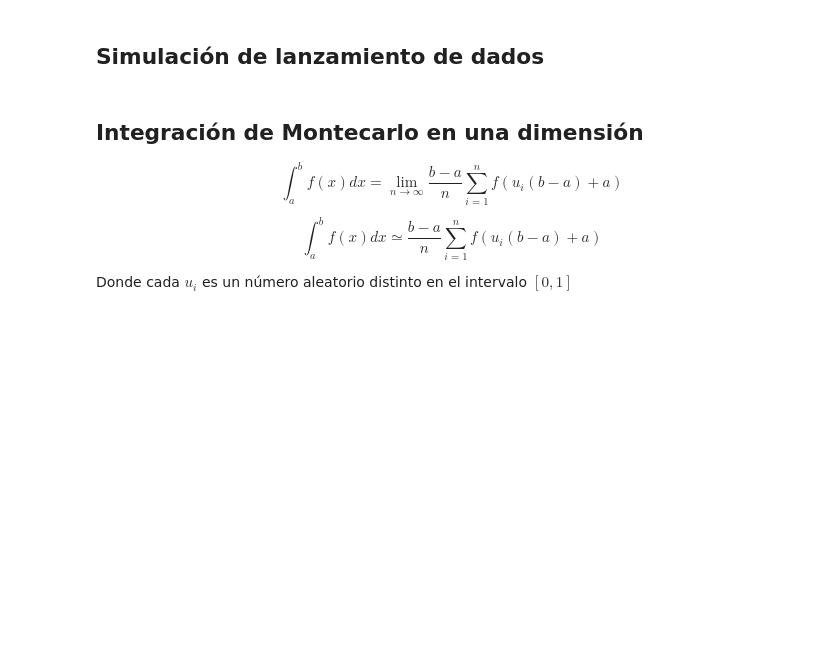
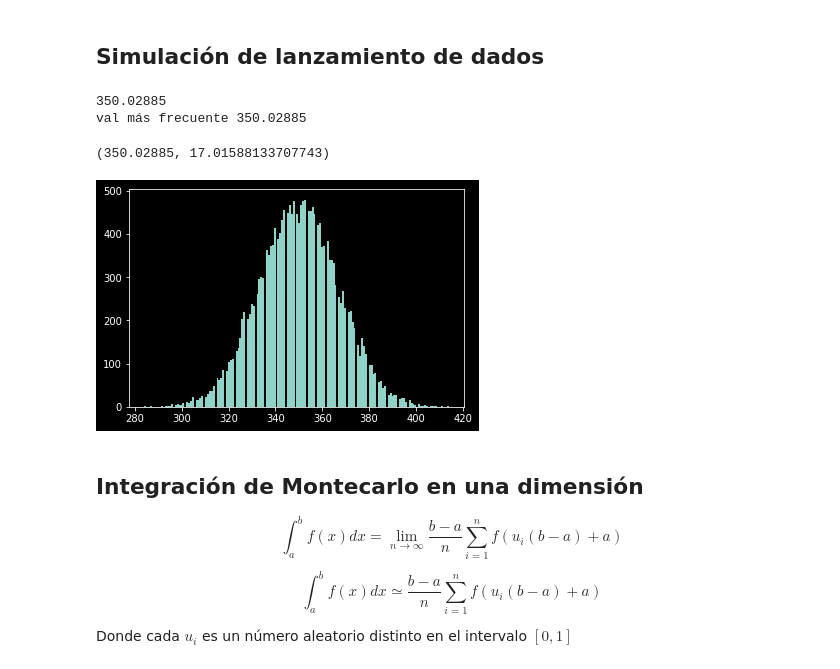
Before and after one commit to diegour1/LabMetodosComputacionales, a Jupyter notebook: Notebooks/06_MonteCarlo.ipynb, the cells around one changed output. Drawn from its saved outputs; the diff is of its cells as text; code cells hidden in the pictures; blank space fills up the shorter version.

```diff
--- a/Notebooks/06_MonteCarlo.ipynb
+++ b/Notebooks/06_MonteCarlo.ipynb
@@ -26,5 +73,29 @@ $$\pi \approx \frac{4\times({\text{# de granos dentro del círculo}})}{\text{# d
 # %% [markdown]
 ## Simulación de lanzamiento de dados
+# %%
+from scipy.stats import norm
+
+num_dados = 100
+repeticiones = 20000
+
+def simular_lanzamientos(num_dados, repeticiones):
+  resultados = np.random.randint(6, size=(num_dados, repeticiones))+1
+  return np.sum(resultados, axis=0)
+
+def ajuste_gaussiano_normalizado(valores):
+  mu, std = norm.fit(valores)
+  print('val más frecuente', mu)
+  return mu, std
+
+sumas = simular_lanzamientos(num_dados, repeticiones)
+plt.hist(sumas,bins=160)
+print(np.mean(sumas))
+ajuste_gaussiano_normalizado(sumas)
+# %% [output]
+350.02885
+val más frecuente 350.02885
+(350.02885, 17.01588133707743)
+[figure, added]
 # %% [markdown]
 ## Integración de Montecarlo en una dimensión
 
```
Also changed, not shown: parts of 4 cells of this notebook, 1 other file.
